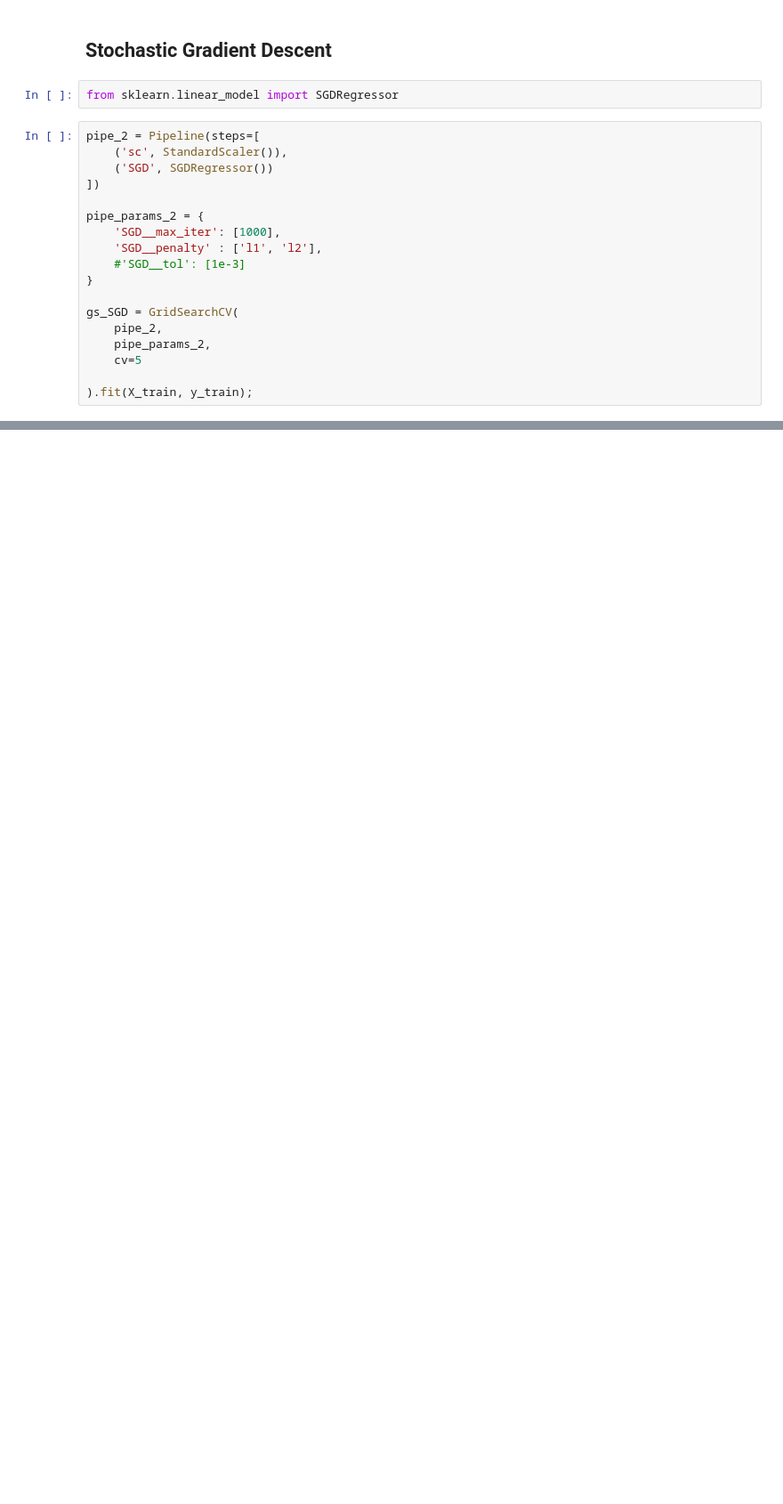
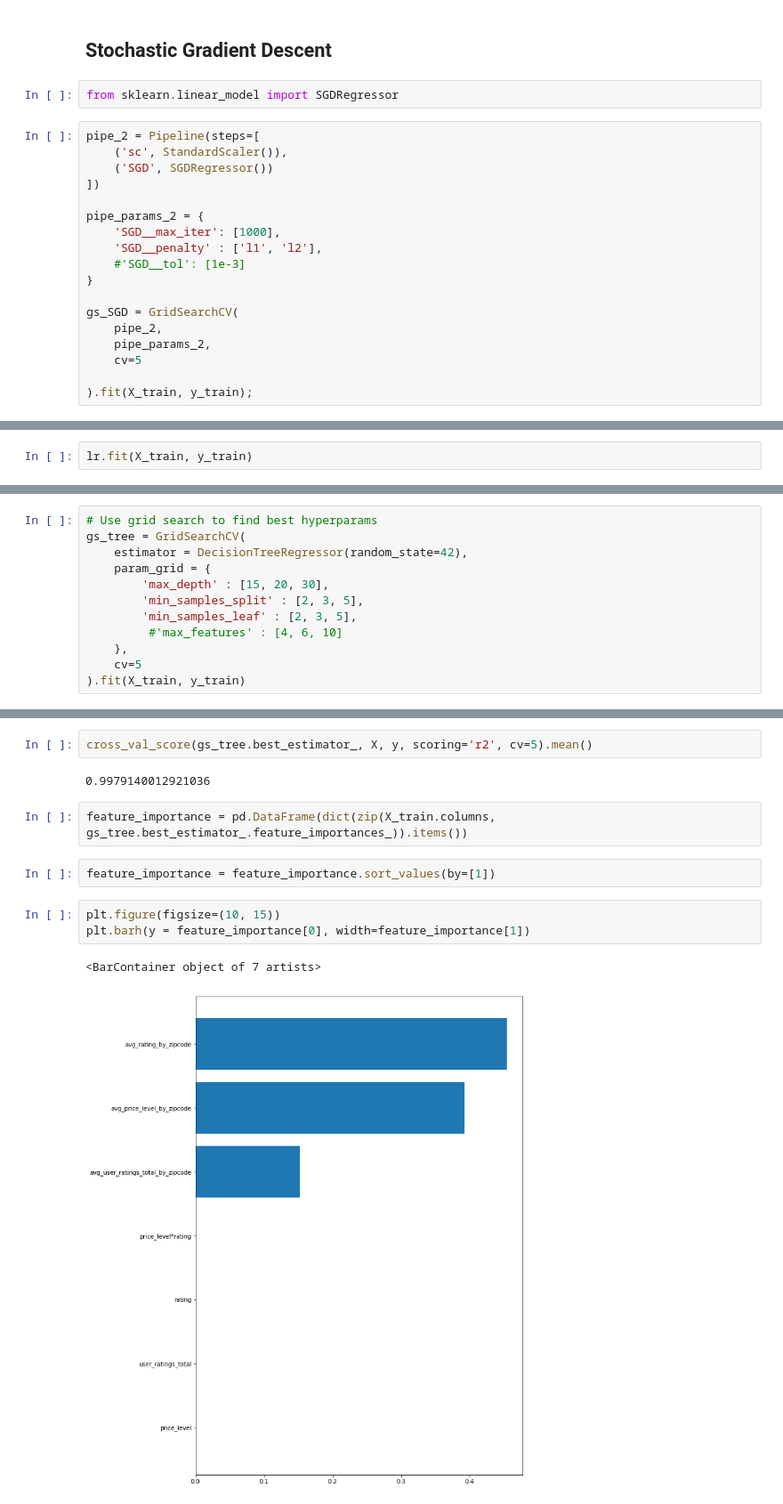
Before and after one commit to FredaXin/capstone, a Jupyter notebook: code/04_eda_and_data_cleaning.ipynb, the cells around one changed output, grey strips where cells are left out. Shown: that part at 89% size. Cells and saved outputs as stored; diff of their text form; blank space fills up the shorter version.

```diff
--- a/code/04_eda_and_data_cleaning.ipynb
+++ b/code/04_eda_and_data_cleaning.ipynb
@@ -717,0 +792,2 @@ gs_SGD.score(X_test, y_test)
+# %%
+lr.fit(X_train, y_train)
@@ -717,0 +880,12 @@ gs_SGD.score(X_test, y_test)
+# %%
+# Use grid search to find best hyperparams
+gs_tree = GridSearchCV(
+    estimator = DecisionTreeRegressor(random_state=42),
+    param_grid = {
+        'max_depth' : [15, 20, 30],
+        'min_samples_split' : [2, 3, 5],
+        'min_samples_leaf' : [2, 3, 5],
+         #'max_features' : [4, 6, 10]
+    },
+    cv=5
+).fit(X_train, y_train)
@@ -717,0 +908,14 @@ gs_SGD.score(X_test, y_test)
+# %%
+cross_val_score(gs_tree.best_estimator_, X, y, scoring='r2', cv=5).mean()
+# %% [output]
+0.9979140012921036
+# %%
+feature_importance = pd.DataFrame(dict(zip(X_train.columns, gs_tree.best_estimator_.feature_importances_)).items())
+# %%
+feature_importance = feature_importance.sort_values(by=[1])
+# %%
+plt.figure(figsize=(10, 15))
+plt.barh(y = feature_importance[0], width=feature_importance[1])
+# %% [output]
+<BarContainer object of 7 artists>
+[figure, added]
```
Also changed, not shown: parts of 113 cells of this notebook, 10 other files.
